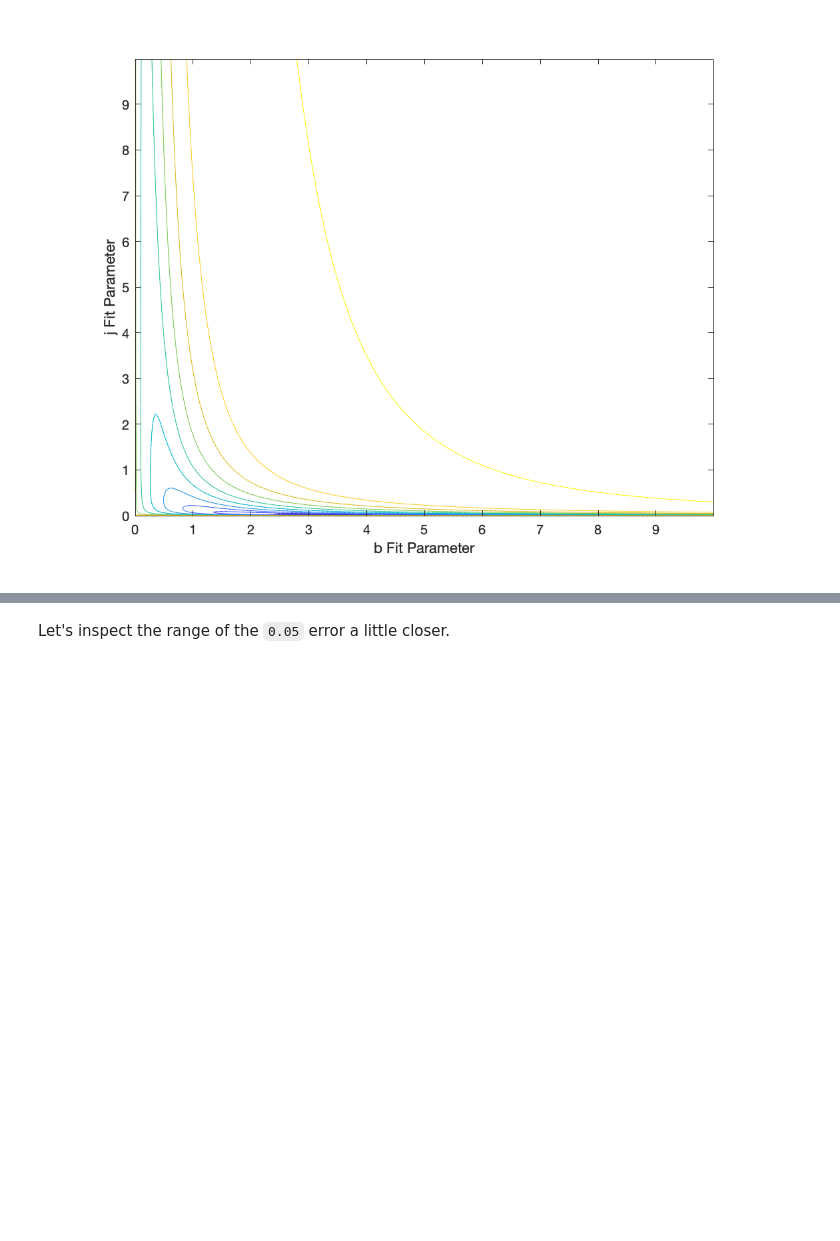
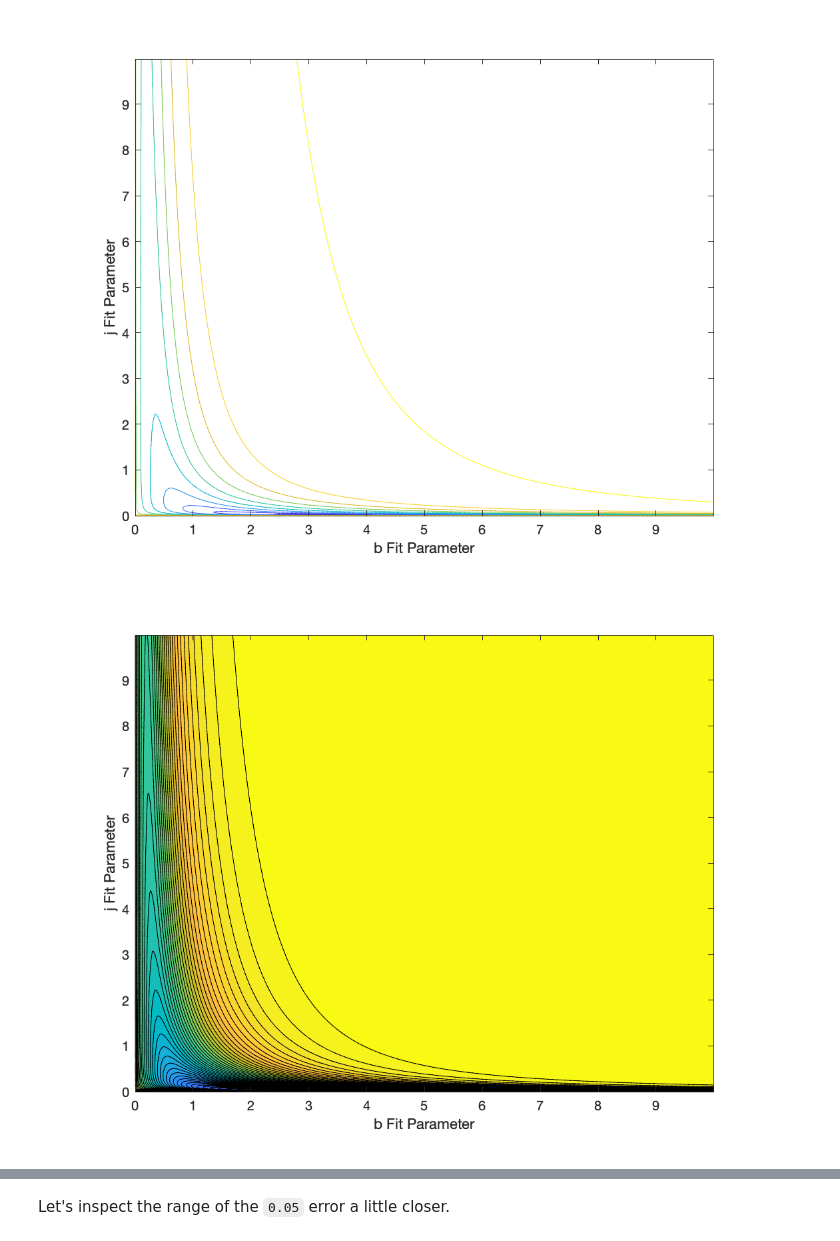
Before and after one commit to RandomKiddo/PolarisResearchProject, a Jupyter notebook: Project.ipynb, the cells around one changed output, grey strips where cells are left out. Saved outputs shown, nothing was run; the diff lists cells and outputs as text; code cells hidden in the pictures; blank space fills up the shorter version.

```diff
--- a/Project.ipynb
+++ b/Project.ipynb
@@ -144,4 +144,12 @@ xlabel('b Fit Parameter')
 ylabel('j Fit Parameter')
 # %% [output]
 [figure]
+# %%
+error = sum(abs(frac_occupancy - N_hat_coop(:,:,:))) ./ length(ln_ppo2);
+error_T = reshape(error, length(b), length(j));
+contourf(b, j, error_T, 50)
+xlabel('b Fit Parameter')
+ylabel('j Fit Parameter')
+# %% [output]
+[figure, added]
 # %% [markdown]
```
Also changed, not shown: parts of 12 cells of this notebook.
